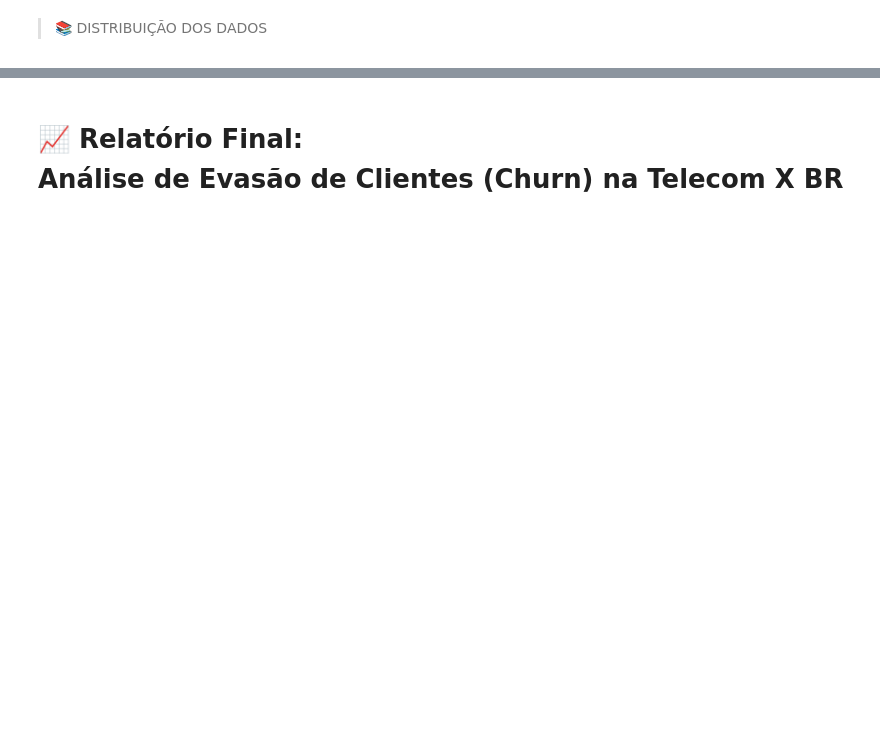
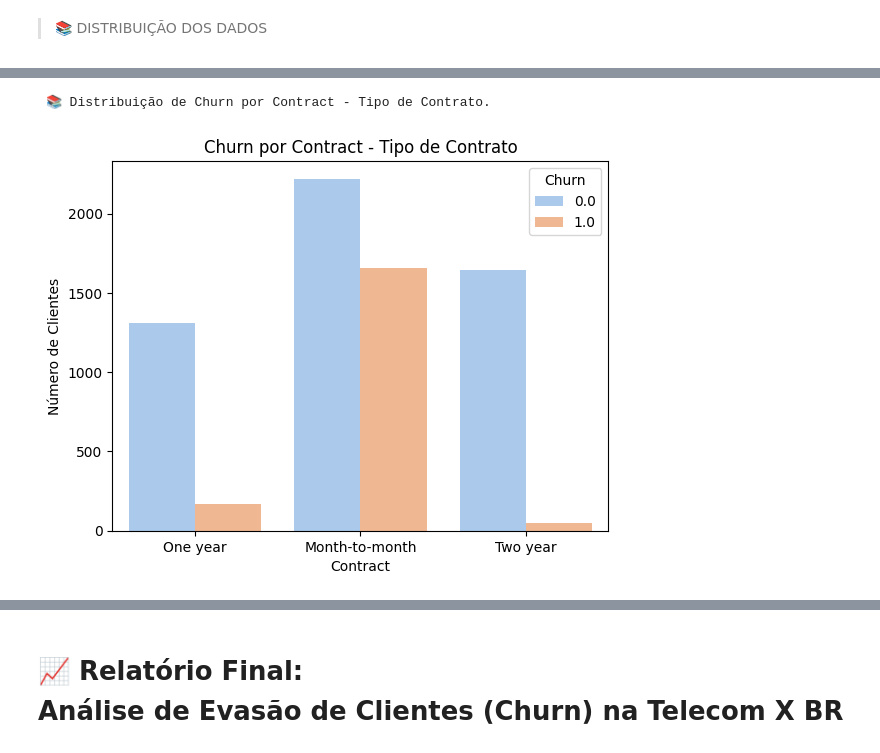
Before and after one commit to JULIANNEBBORGES/CHALLENGE_TELECOM_X_BR-, a Jupyter notebook: CHALLENGE_TELECOM.ipynb, the cells around one changed output, grey strips where cells are left out. Cells and saved outputs as stored; diff of their text form; code cells hidden in the pictures; blank space fills up the shorter version.

```diff
--- a/CHALLENGE_TELECOM.ipynb
+++ b/CHALLENGE_TELECOM.ipynb
@@ -1142,0 +851,12 @@ Esses insights são cruciais para direcionar suas estratégias de retenção, fo
+# %%
+# Gráfico de barras para Churn por contrato
+print(" 📚 Distribuição de Churn por Contract - Tipo de Contrato.")
+print()
+sns.countplot(data=final_df, x='Contract', hue='Churn', palette='pastel')
+plt.title('Churn por Contract - Tipo de Contrato')
+plt.xlabel('Contract') # Adicionando rótulo claro para o eixo x
+plt.ylabel('Número de Clientes') # Adicionando rótulo claro para o eixo y
+plt.show()
+# %% [output]
+ 📚 Distribuição de Churn por Contract - Tipo de Contrato.
+[figure, added]
```
Also changed, not shown: parts of 83 cells of this notebook.
